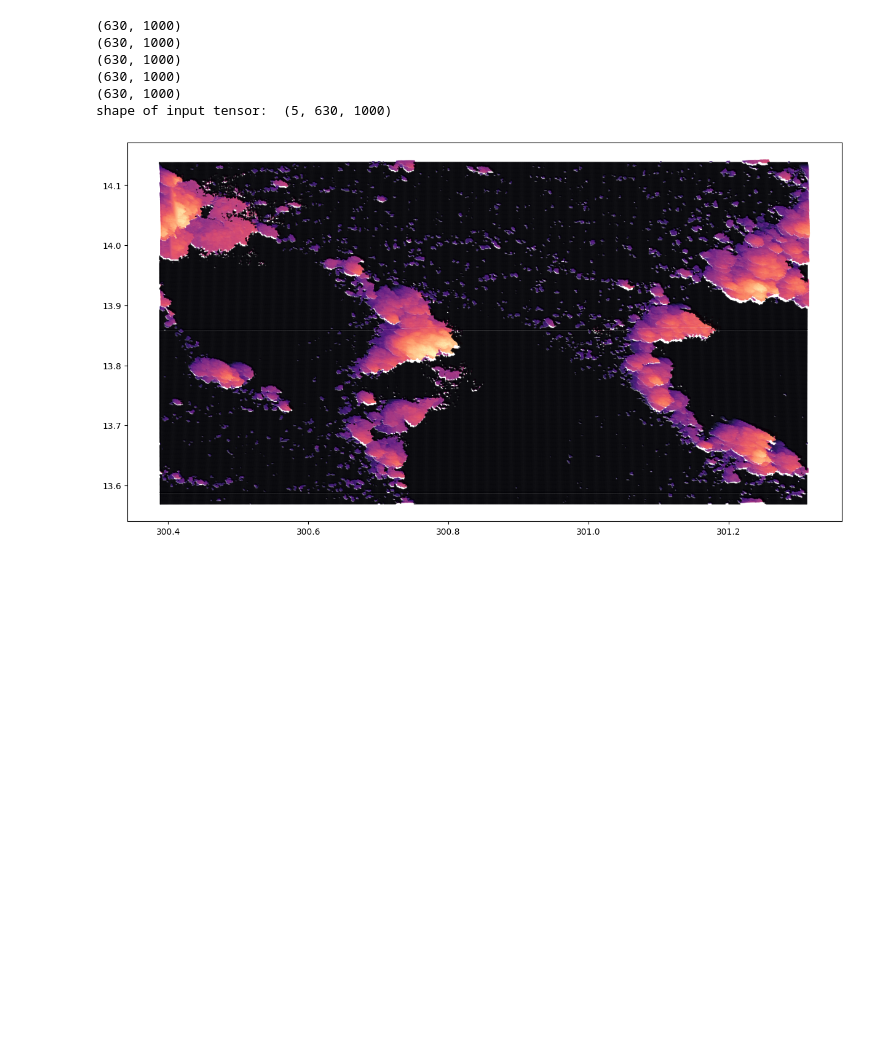
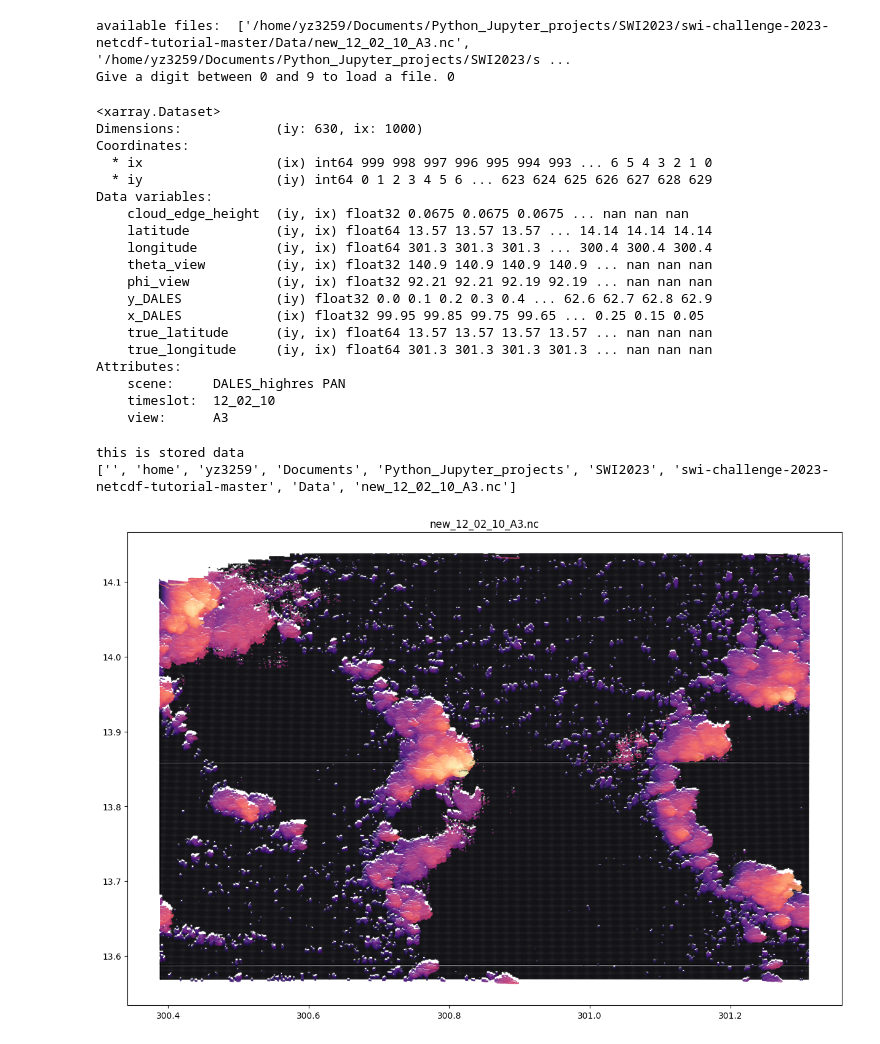
Before and after one commit to yz3259/ESA_Harmony_camera_first, a Jupyter notebook: projection.ipynb, the cells around one changed output. Drawn from its saved outputs; the diff is of its cells as text; code cells hidden in the pictures; blank space fills up the shorter version.

```diff
--- a/projection.ipynb
+++ b/projection.ipynb
@@ -133,9 +186,66 @@ Attributes:
+# %%
+filenames =  findaAllFiles(folder='/Data',extn ="/*.nc")
+print('available files: ',filenames)
+filenumber = int(input('Give a digit between 0 and 9 to load a file.'))
+
+filename = filenames[filenumber]
+sample_ds = xr.load_dataset(filename, engine="netcdf4")
+# NB: - open_dataset opens lazily and turns the .nc file to read-only until the corresp. ds has been .closed().
+#     - load_dataset loads all the .nc contents into memory closes the .nc file immediately after.
+
+# info for that xr.Dataset:
+display(sample_ds)
+true_lat = sample_ds.true_latitude.values
+true_lon = sample_ds.true_longitude.values
+data = np.stack([true_lat,true_lon],axis=0)
+data.shape
+
+print('this is stored data')
+scatterPlot(data,input_tensor,filename)
+# %% [output]
+available files:  ['/home/yz3259/Documents/Python_Jupyter_projects/SWI2023/swi-challenge-2023-netcdf-tutorial-master/Data/new_12_02_10_A3.nc', '/home/yz3259/Documents/Python_Jupyter_projects/SWI2023/s ...
+Give a digit between 0 and 9 to load a file. 0
+<xarray.Dataset>
+Dimensions:            (iy: 630, ix: 1000)
+Coordinates:
+  * ix                 (ix) int64 999 998 997 996 995 994 993 ... 6 5 4 3 2 1 0
+  * iy                 (iy) int64 0 1 2 3 4 5 6 ... 623 624 625 626 627 628 629
+Data variables:
+    cloud_edge_height  (iy, ix) float32 0.0675 0.0675 0.0675 ... nan nan nan
+    latitude           (iy, ix) float64 13.57 13.57 13.57 ... 14.14 14.14 14.14
+    longitude          (iy, ix) float64 301.3 301.3 301.3 ... 300.4 300.4 300.4
+    theta_view         (iy, ix) float32 140.9 140.9 140.9 140.9 ... nan nan nan
+    phi_view           (iy, ix) float32 92.21 92.21 92.19 92.19 ... nan nan nan
+    y_DALES            (iy) float32 0.0 0.1 0.2 0.3 0.4 ... 62.6 62.7 62.8 62.9
+    x_DALES            (ix) float32 99.95 99.85 99.75 99.65 ... 0.25 0.15 0.05
+    true_latitude      (iy, ix) float64 13.57 13.57 13.57 13.57 ... nan nan nan
+    true_longitude     (iy, ix) float64 301.3 301.3 301.3 301.3 ... nan nan nan
+Attributes:
+    scene:     DALES_highres PAN
+    timeslot:  12_02_10
+    view:      A3
+this is stored data
+['', 'home', 'yz3259', 'Documents', 'Python_Jupyter_projects', 'SWI2023', 'swi-challenge-2023-netcdf-tutorial-master', 'Data', 'new_12_02_10_A3.nc']
+[figure, added]
 # %%
-input_tensor = extract_tensor(sample_ds) # (5,630,1000) tensor: from bottom to top lat, lons, heights, theta, phi
+# # this loads all data and update them to /Data folder
+# for i in range(10):
+
+#     filenames =  findaAllFiles(folder='/InitialData',extn ="/*.nc")
+#     filename = filenames[i]
+#     print(filename)
+#     # sample_ds = xr.open_dataset("12_02_10_A3.nc", engine="netcdf4")
+#     sample_ds = xr.load_dataset(filename, engine="netcdf4")
+#     # NB: - open_dataset opens lazily and turns the .nc file to read-only until the corresp. ds has been .closed().
+#     #     - load_dataset loads all the .nc contents into memory closes the .nc file immediately after.
+
+#     # info for that xr.Dataset:
+#     display(sample_ds)
+
+#     # extrac data from xarray to numpy array
+#     input_tensor = extract_tensor(sample_ds) # (5,630,1000) tensor: from bottom to top lat, lons, heights, theta, phi
+#     # projection transform
+#     output_tensor = imageTransform(input_tensor)
+#     scatterPlot(output_tensor,input_tensor,filename)
+#     # update the xarray:
+#     update_xarray(sample_ds,output_tensor,filename,folder="/Data")
-# %% [output]
-(630, 1000)
-(630, 1000)
-(630, 1000)
-(630, 1000)
-(630, 1000)
-shape of input tensor:  (5, 630, 1000)
@@ -147,4 +251,0 @@ output_tensor = imageTransform(input_tensor)
-# %%
-scatterPlot(output_tensor)
-# %% [output]
-[figure, removed]
```
Also changed, not shown: parts of 7 cells of this notebook.
